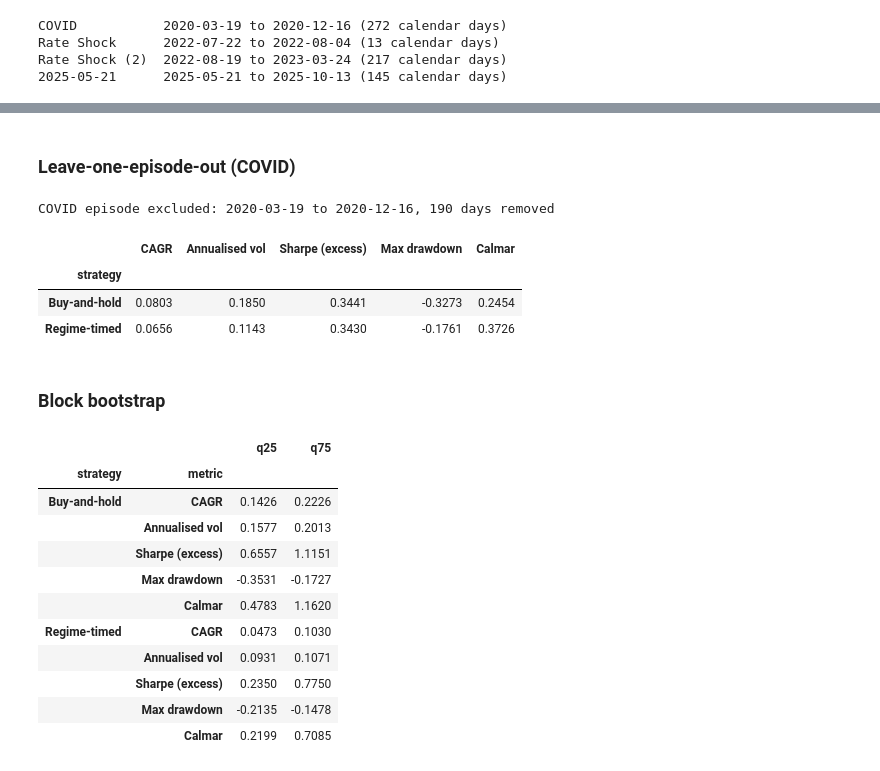
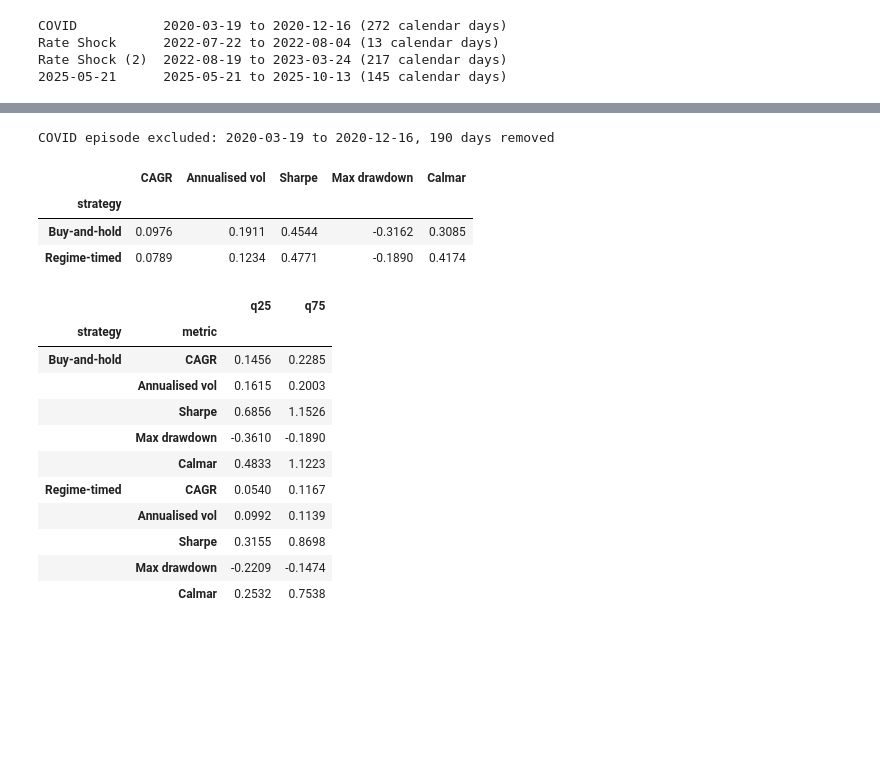
Before and after one commit to AbbinavSK/Regime-Detection-in-Financial_Markets, a Jupyter notebook: portfolio_analysis.ipynb, the cells around one changed output, grey strips where cells are left out. Cells and saved outputs as stored; diff of their text form; code cells hidden in the pictures; blank space fills up the shorter version.

```diff
--- a/portfolio_analysis.ipynb
+++ b/portfolio_analysis.ipynb
@@ -213,7 +186,7 @@ alignment.iloc[max(0, first_crisis_pos - 7):first_crisis_pos + 8]
 # %%
 # Gross (zero-cost) portfolio return series for both strategies
-gross_return_A = portfolio_return(lagged_exposure_A, eq_weighted_test, risk_free_test)
-gross_return_B = portfolio_return(lagged_exposure_B, eq_weighted_test, risk_free_test)
+gross_return_A = portfolio_return(lagged_exposure_A, eq_weighted_test, risk_free_daily)
+gross_return_B = portfolio_return(lagged_exposure_B, eq_weighted_test, risk_free_daily)
 
 STRATEGIES = {"Buy-and-hold": (lagged_exposure_A, gross_return_A),
               "Regime-timed": (lagged_exposure_B, gross_return_B)}
@@ -314,3 +261,19 @@ metrics_table.round(4)
+# %%
+# Function: moving-block bootstrap over the five headline metrics
+def block_bootstrap(returns, r_f, block_length=132, n_resamples=1000, seed=42):
+    rng = np.random.default_rng(seed)
+    n = len(returns)
+    n_blocks = int(np.ceil(n / block_length))
+    ret_vals = returns.to_numpy()
+    rows = []
+    for _ in range(n_resamples):
+        starts = rng.integers(0, n - block_length + 1, size=n_blocks)
+        sample_ret = np.concatenate([ret_vals[s:s + block_length] for s in starts])[:n]
+        sample_ret = pd.Series(sample_ret)
+        rows.append({"CAGR": cagr(sample_ret), "Annualised vol": annualised_vol(sample_ret),
+                     "Sharpe": sharpe_ratio(sample_ret, r_f), "Max drawdown": max_drawdown(sample_ret),
+                     "Calmar": calmar_ratio(sample_ret)})
+    return pd.DataFrame(rows)
 # %%
 # Identify contiguous Crisis episodes from the (unlagged) daily regime series and label each against known events, disambiguating repeats
 regime_daily_test = regime_daily_full.reindex(returns_test.index)
@@ -363,5 +326,3 @@ pd.DataFrame(episode_rows).set_index("episode").round(4)
-# %% [markdown]
-### Leave-one-episode-out (COVID)
 # %%
 # Recompute the headline metrics with the COVID episode excluded
 covid_label = next((l for l in episode_labels if l.startswith("COVID")), None)
@@ -375,10 +336,9 @@ else:
     ex_covid_rows = []
     for name, (exposure, ret) in STRATEGIES.items():
         ret_ex = ret[keep_mask]
-        rf_ex = risk_free_test[keep_mask]
         ex_covid_rows.append({
             "strategy": name, "CAGR": cagr(ret_ex), "Annualised vol": annualised_vol(ret_ex),
-            "Sharpe (excess)": sharpe_ratio(ret_ex, rf_ex), "Max drawdown": max_drawdown(ret_ex),
+            "Sharpe": sharpe_ratio(ret_ex, risk_free_daily), "Max drawdown": max_drawdown(ret_ex),
             "Calmar": calmar_ratio(ret_ex),
         })
     ex_covid_table = pd.DataFrame(ex_covid_rows).set_index("strategy")
@@ -386,48 +346,29 @@ else:
 ex_covid_table.round(4)
 # %% [output]
 COVID episode excluded: 2020-03-19 to 2020-12-16, 190 days removed
-|  | CAGR | Annualised vol | Sharpe (excess) | Max drawdown | Calmar |
+|  | CAGR | Annualised vol | Sharpe | Max drawdown | Calmar |
 | strategy |  |  |  |  |  |
-| Buy-and-hold | 0.0803 | 0.1850 | 0.3441 | -0.3273 | 0.2454 |
-| Regime-timed | 0.0656 | 0.1143 | 0.3430 | -0.1761 | 0.3726 |
+| Buy-and-hold | 0.0976 | 0.1911 | 0.4544 | -0.3162 | 0.3085 |
+| Regime-timed | 0.0789 | 0.1234 | 0.4771 | -0.1890 | 0.4174 |
-# %% [markdown]
-### Block bootstrap
 # %%
-# Moving-block bootstrap: resample 132-day blocks with replacement, recompute all five metrics per resample
-def block_bootstrap(returns, r_f, block_length=132, n_resamples=1000, seed=42):
-    rng = np.random.default_rng(seed)
-    n = len(returns)
-    n_blocks = int(np.ceil(n / block_length))
-    ret_vals, rf_vals = returns.to_numpy(), r_f.to_numpy()
-    rows = []
-    for _ in range(n_resamples):
-        starts = rng.integers(0, n - block_length + 1, size=n_blocks)
-        sample_ret = np.concatenate([ret_vals[s:s + block_length] for s in starts])[:n]
-        sample_rf = np.concatenate([rf_vals[s:s + block_length] for s in starts])[:n]
-        sample_ret, sample_rf = pd.Series(sample_ret), pd.Series(sample_rf)
-        rows.append({"CAGR": cagr(sample_ret), "Annualised vol": annualised_vol(sample_ret),
-                     "Sharpe (excess)": sharpe_ratio(sample_ret, sample_rf), "Max drawdown": max_drawdown(sample_ret),
-                     "Calmar": calmar_ratio(sample_ret)})
-    return pd.DataFrame(rows)
-
-
+# Resample 132-day blocks with replacement and recompute all five metrics per resample
 bootstrap_rows = []
 for name, (_, ret) in STRATEGIES.items():
-    boot = block_bootstrap(ret, risk_free_test)
+    boot = block_bootstrap(ret, risk_free_daily)
     q25, q75 = boot.quantile(0.25), boot.quantile(0.75)
     for metric in boot.columns:
         bootstrap_rows.append({"strategy": name, "metric": metric, "q25": q25[metric], "q75": q75[metric]})
 pd.DataFrame(bootstrap_rows).set_index(["strategy", "metric"]).round(4)
 # %% [output]
 |  |  | q25 | q75 |
 | strategy | metric |  |  |
-| Buy-and-hold | CAGR | 0.1426 | 0.2226 |
-|  | Annualised vol | 0.1577 | 0.2013 |
-|  | Sharpe (excess) | 0.6557 | 1.1151 |
-|  | Max drawdown | -0.3531 | -0.1727 |
-|  | Calmar | 0.4783 | 1.1620 |
-| Regime-timed | CAGR | 0.0473 | 0.1030 |
-|  | Annualised vol | 0.0931 | 0.1071 |
-|  | Sharpe (excess) | 0.2350 | 0.7750 |
-|  | Max drawdown | -0.2135 | -0.1478 |
-|  | Calmar | 0.2199 | 0.7085 |
+| Buy-and-hold | CAGR | 0.1456 | 0.2285 |
+|  | Annualised vol | 0.1615 | 0.2003 |
+|  | Sharpe | 0.6856 | 1.1526 |
+|  | Max drawdown | -0.3610 | -0.1890 |
+|  | Calmar | 0.4833 | 1.1223 |
+| Regime-timed | CAGR | 0.0540 | 0.1167 |
+|  | Annualised vol | 0.0992 | 0.1139 |
+|  | Sharpe | 0.3155 | 0.8698 |
+|  | Max drawdown | -0.2209 | -0.1474 |
+|  | Calmar | 0.2532 | 0.7538 |
```
Also changed, not shown: parts of 31 cells of this notebook, 6 other files.
